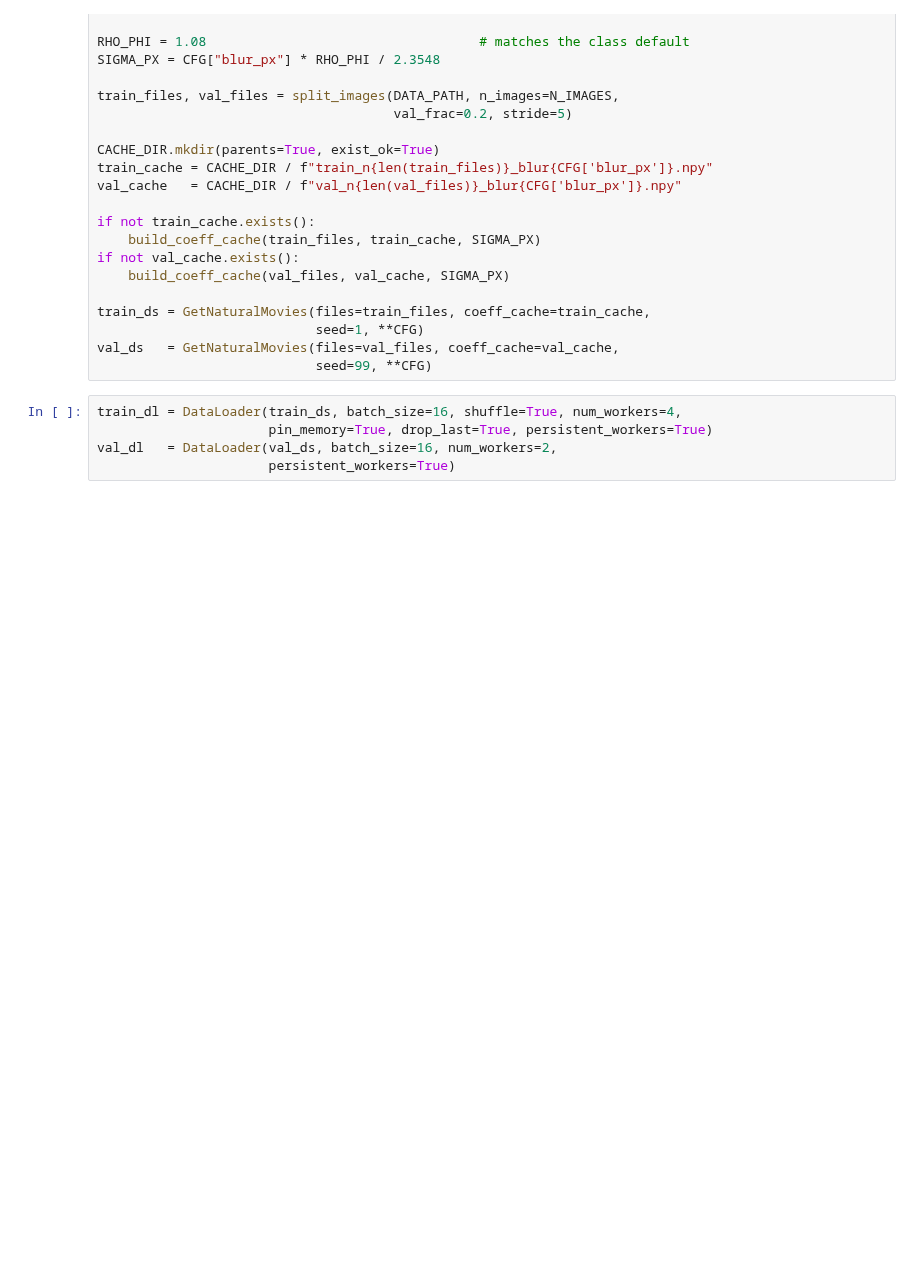
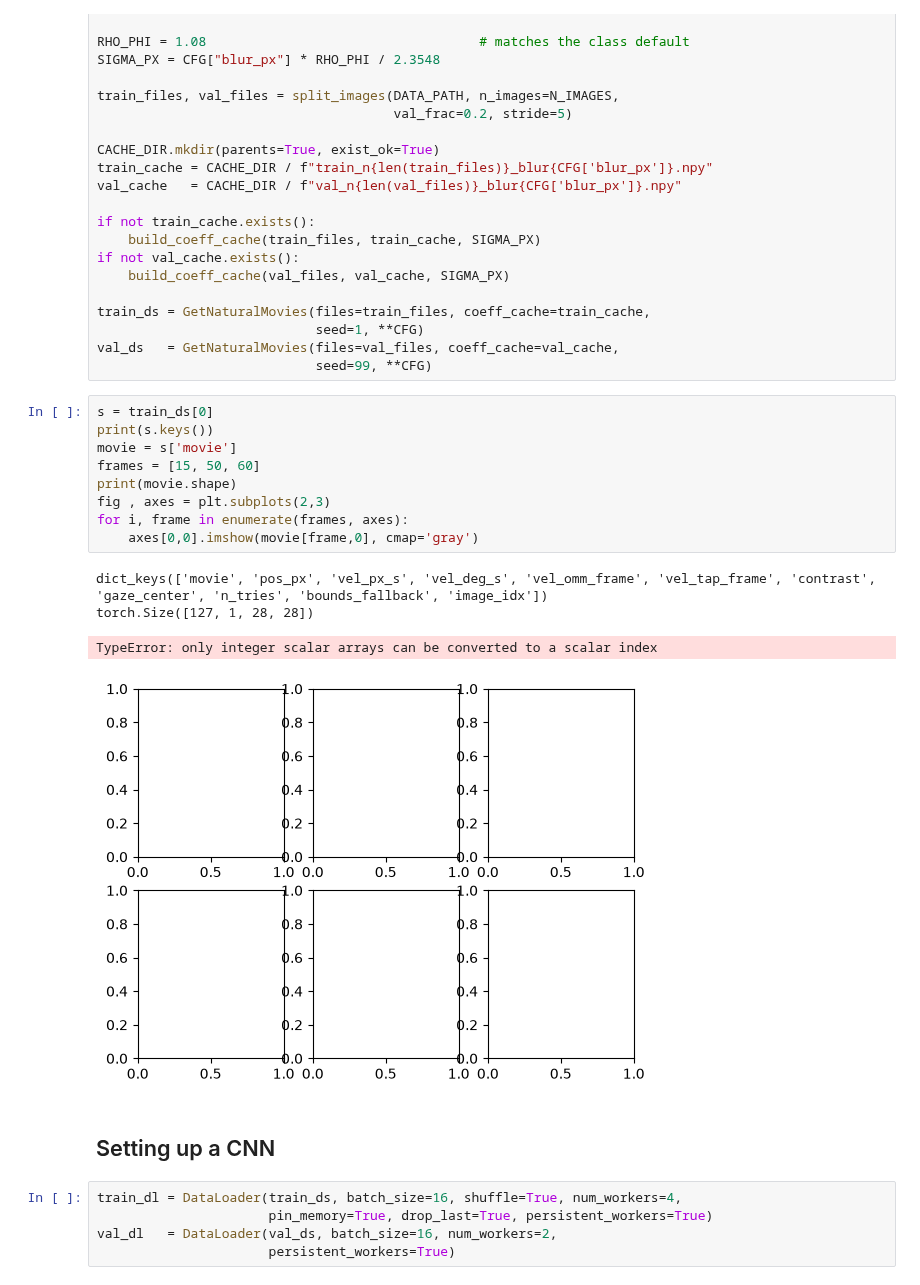
Before and after one commit to guardomayas/motionnet, a Jupyter notebook: notebooks/stim_building_dataset.ipynb, the cells around one changed output. Drawn from its saved outputs; the diff is of its cells as text; blank space fills up the shorter version.

```diff
--- a/notebooks/stim_building_dataset.ipynb
+++ b/notebooks/stim_building_dataset.ipynb
@@ -55,6 +55,22 @@ train_ds = GetNaturalMovies(files=train_files, coeff_cache=train_cache,
                             seed=1, **CFG)
 val_ds   = GetNaturalMovies(files=val_files, coeff_cache=val_cache,
                             seed=99, **CFG)
+# %%
+s = train_ds[0]
+print(s.keys())
+movie = s['movie']
+frames = [15, 50, 60]
+print(movie.shape)
+fig , axes = plt.subplots(2,3)
+for i, frame in enumerate(frames, axes):
+    axes[0,0].imshow(movie[frame,0], cmap='gray')
+# %% [output]
+dict_keys(['movie', 'pos_px', 'vel_px_s', 'vel_deg_s', 'vel_omm_frame', 'vel_tap_frame', 'contrast', 'gaze_center', 'n_tries', 'bounds_fallback', 'image_idx'])
+torch.Size([127, 1, 28, 28])
+TypeError: only integer scalar arrays can be converted to a scalar index
+[figure, added]
+# %% [markdown]
+## Setting up a CNN
 # %%
 train_dl = DataLoader(train_ds, batch_size=16, shuffle=True, num_workers=4,
                       pin_memory=True, drop_last=True, persistent_workers=True)
```
Also changed, not shown: parts of 2 cells of this notebook, 2 other files.
